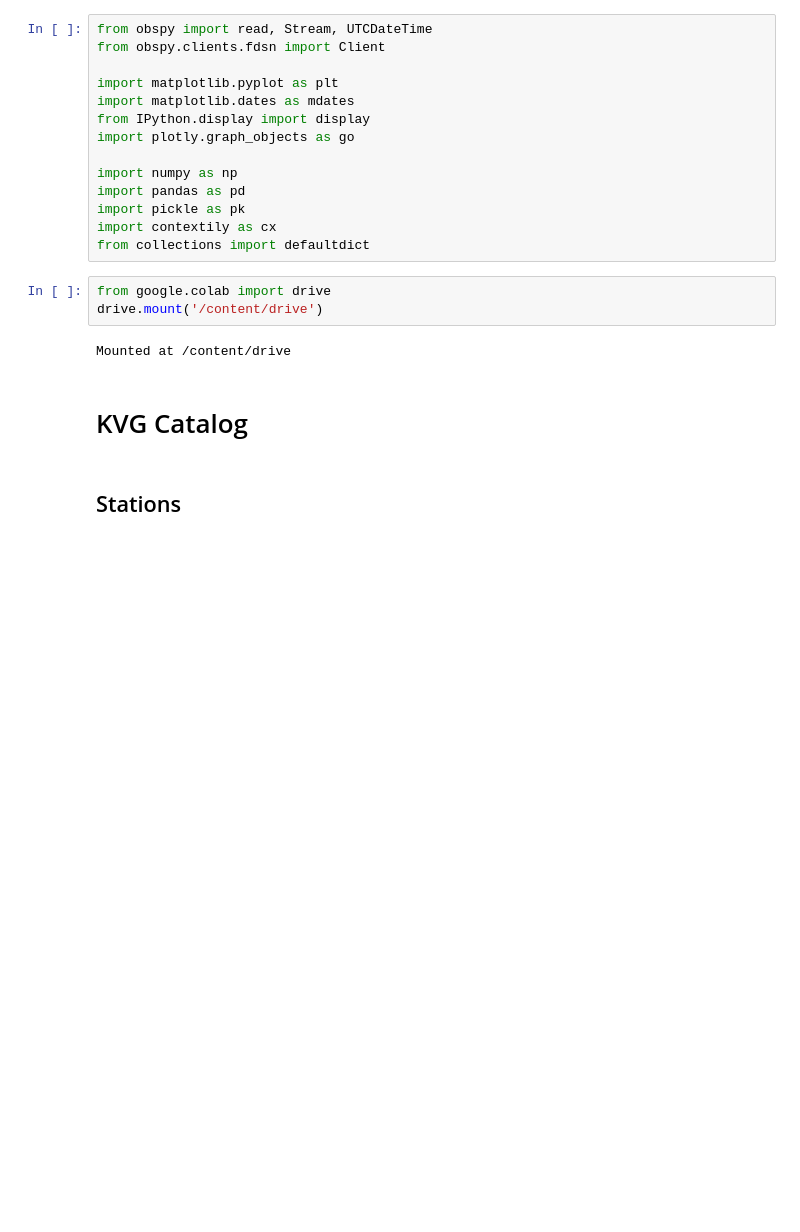
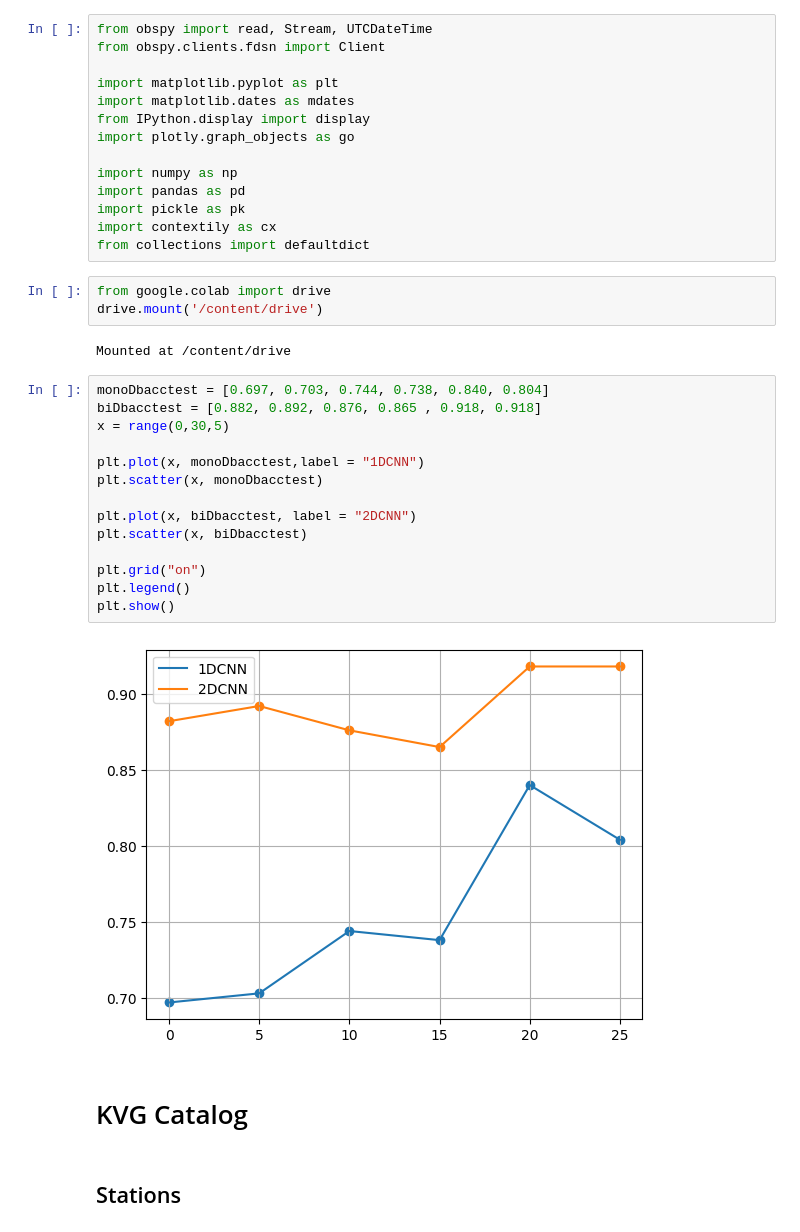
Before and after one commit to Mpinaz/Thesis, a Jupyter notebook: Plots_of_Catalog.ipynb, the cells around one changed output. Cells and saved outputs as stored; diff of their text form; blank space fills up the shorter version.

```diff
--- a/Plots_of_Catalog.ipynb
+++ b/Plots_of_Catalog.ipynb
@@ -33,6 +33,22 @@ from google.colab import drive
 drive.mount('/content/drive')
 # %% [output]
 Mounted at /content/drive
+# %%
+monoDbacctest = [0.697, 0.703, 0.744, 0.738, 0.840, 0.804]
+biDbacctest = [0.882, 0.892, 0.876, 0.865 , 0.918, 0.918]
+x = range(0,30,5)
+
+plt.plot(x, monoDbacctest,label = "1DCNN")
+plt.scatter(x, monoDbacctest)
+
+plt.plot(x, biDbacctest, label = "2DCNN")
+plt.scatter(x, biDbacctest)
+
+plt.grid("on")
+plt.legend()
+plt.show()
+# %% [output]
+[figure, added]
 # %% [markdown]
 # KVG Catalog
 # %% [markdown]
```
Also changed, not shown: parts of 1 cell of this notebook.
